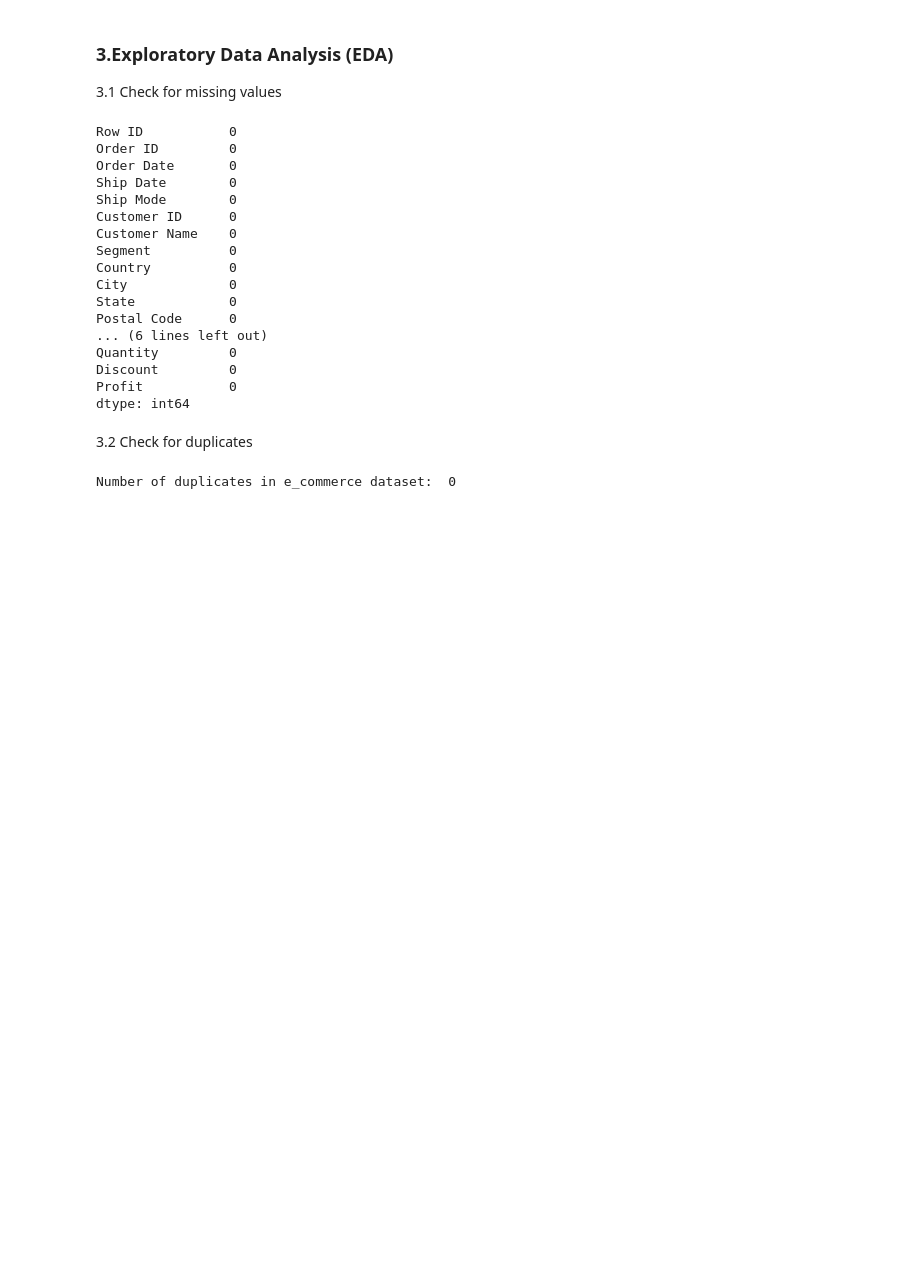
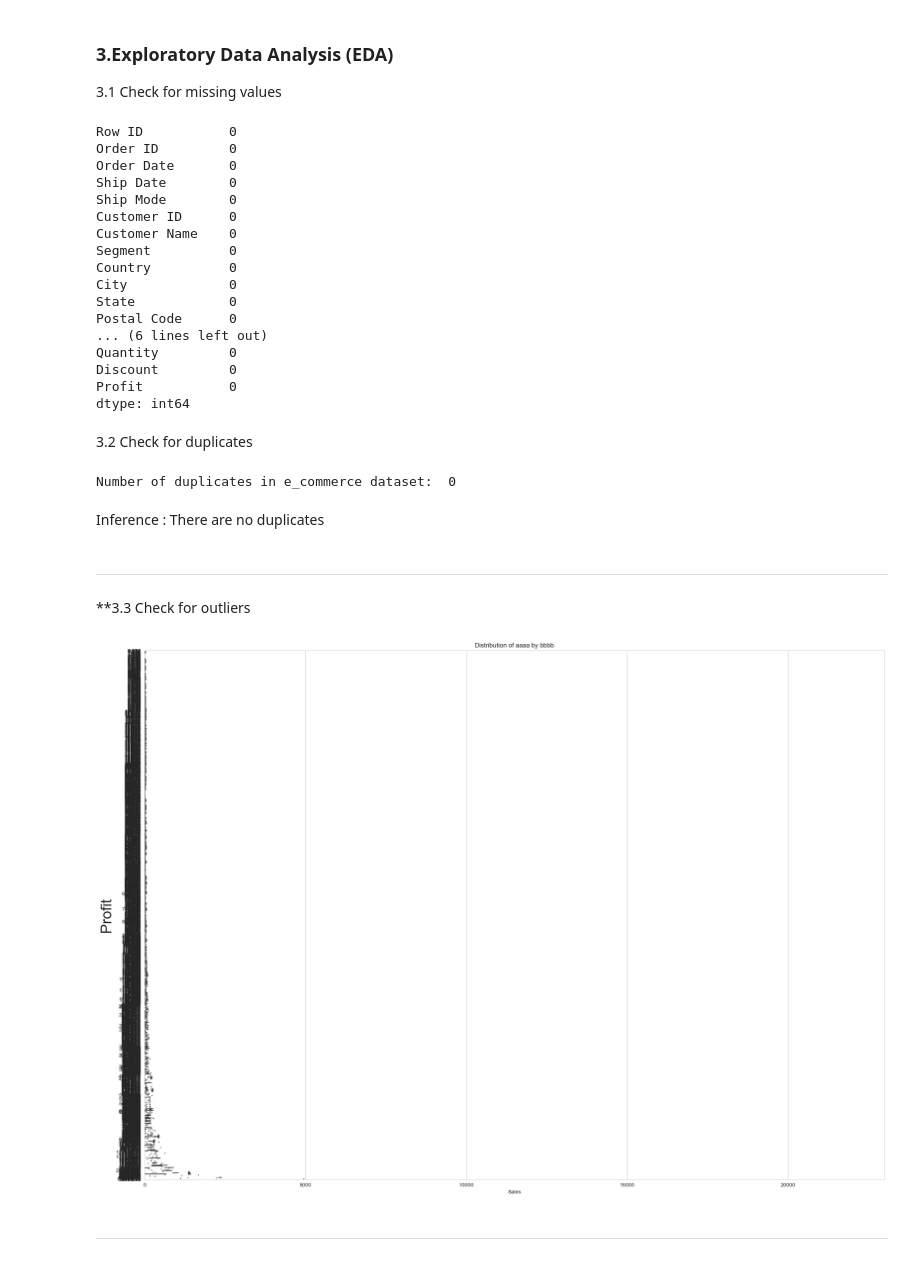
Before and after one commit to sfdatade/e_commerce_project, a Jupyter notebook: e_commerce_playground.ipynb, the cells around one changed output. Drawn from its saved outputs; the diff is of its cells as text; code cells hidden in the pictures; blank space fills up the shorter version.

```diff
--- a/e_commerce_playground.ipynb
+++ b/e_commerce_playground.ipynb
@@ -116,3 +130,24 @@ dtype: int64
 print("Number of duplicates in e_commerce dataset: ", ecomm.duplicated().sum())
 # %% [output]
 Number of duplicates in e_commerce dataset:  0
+# %% [markdown]
+Inference : There are no duplicates
+# %% [markdown]
+***
+# %% [markdown]
+**3.3 Check for outliers
+# %%
+sns.set_style('whitegrid')
+sns.set_palette("husl")
+fig, ax = plt.subplots(figsize=(25, 18))
+ax.set_ylim(-7000, 9000)
+ax.set_xlim(0, 23000)
+sns.boxplot(y='Sales', x='Profit', data=ecomm, orient='h')
+plt.title('Distribution of aaaa by bbbb')
+plt.xlabel('Sales')
+plt.ylabel('Profit', fontsize=28)
+plt.show()
+# %% [output]
+[figure, added]
+# %% [markdown]
+***
```
Also changed, not shown: parts of 2 cells of this notebook.
